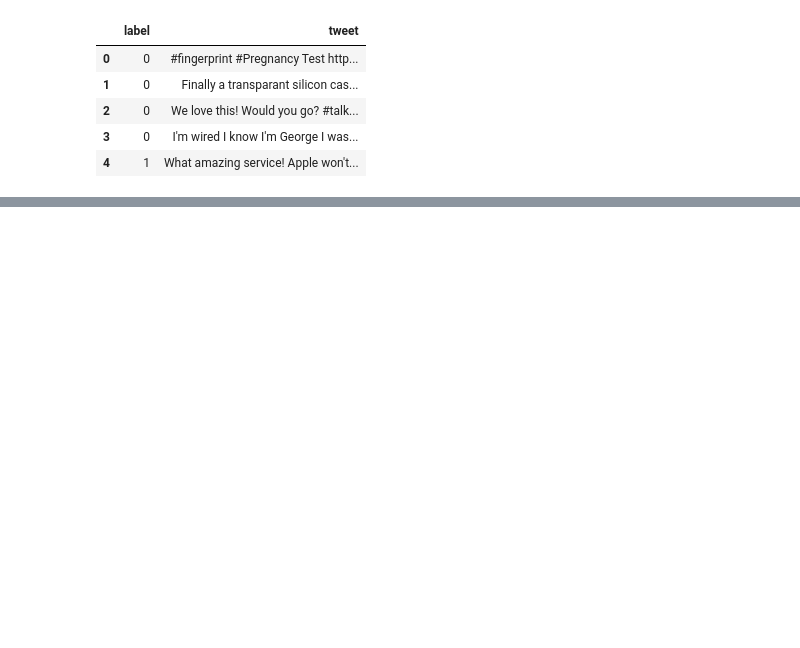
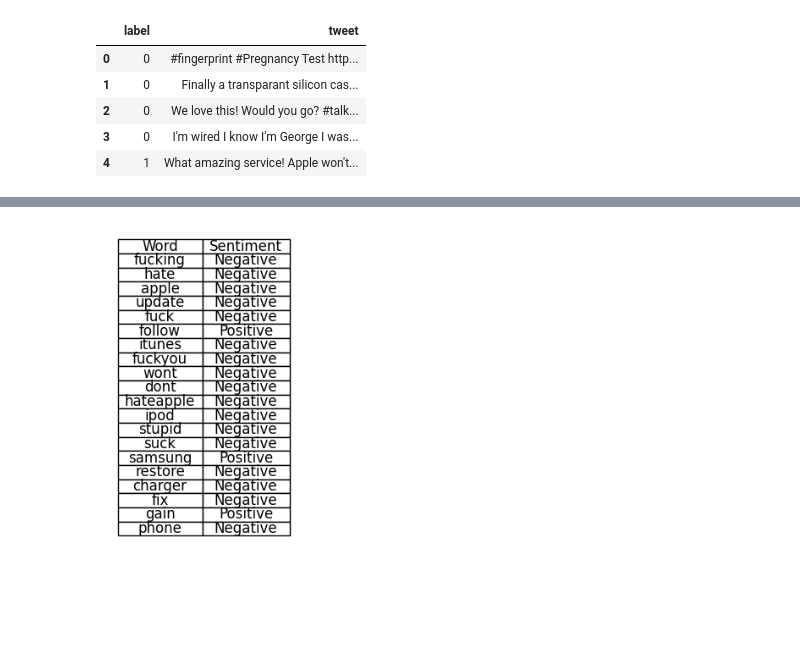
Before and after one commit to ajsib/DoinData-Sentiment-Analysis, a Jupyter notebook: rq3.ipynb, the cells around one changed output, grey strips where cells are left out. Saved outputs shown, nothing was run; the diff lists cells and outputs as text; code cells hidden in the pictures; blank space fills up the shorter version.

```diff
--- a/rq3.ipynb
+++ b/rq3.ipynb
@@ -285,0 +125,18 @@ Confusion Matrix:
+# %%
+# Calculate the total number of positive and negative tweets
+total_positive_tweets = df[df['label'] == 1].shape[0]
+total_negative_tweets = df[df['label'] == 0].shape[0]
+# Calculate the total number of occurrences of each word in positive and negative tweets
+word_occurrences_positive = tfidf_matrix[df['label'] == 1].sum(axis=0)
+word_occurrences_negative = tfidf_matrix[df['label'] == 0].sum(axis=0)
+
+# Calculate the relative frequency of each word in positive and negative tweets
+top_words['relative_freq_positive'] = top_words.apply(lambda row: word_occurrences_positive[0, tfidf_vectorizer.vocabulary_[row['feature']]] / total_positive_tweets, axis=1)
+top_words['relative_freq_negative'] = top_words.apply(lambda row: word_occurrences_negative[0, tfidf_vectorizer.vocabulary_[row['feature']]] / total_negative_tweets, axis=1)
+
+# Determine the sentiment associated with each word based on relative frequency
+top_words['sentiment'] = np.where(top_words['relative_freq_positive'] > top_words['relative_freq_negative'], 1, 0)
+
+# Print the top words along with their associated sentiment
+print("Top 20 most significant words and their associated sentiment:")
+print(top_words[['feature', 'sentiment']])
@@ -285,0 +176,24 @@ Confusion Matrix:
+# %%
+import matplotlib.pyplot as plt
+
+# Create a figure and axis objects
+fig, ax = plt.subplots(figsize=(10, 6))
+
+# Hide the axes
+ax.axis('off')
+
+# Create a table
+table_data = [[word, 'Positive' if label == 0 else 'Negative'] for word, label in zip(top_words['feature'], top_words['sentiment'])]
+table = ax.table(cellText=table_data, colLabels=['Word', 'Sentiment'], cellLoc='center', loc='upper left')
+
+# Customize the table properties
+table.auto_set_font_size(False)
+table.set_fontsize(12)
+
+# Adjust the table layout
+table.auto_set_column_width(col=list(range(len(table_data[0]))))
+
+# Show the table
+plt.show()
+# %% [output]
+[figure, added]
```
Also changed, not shown: parts of 23 cells of this notebook.
